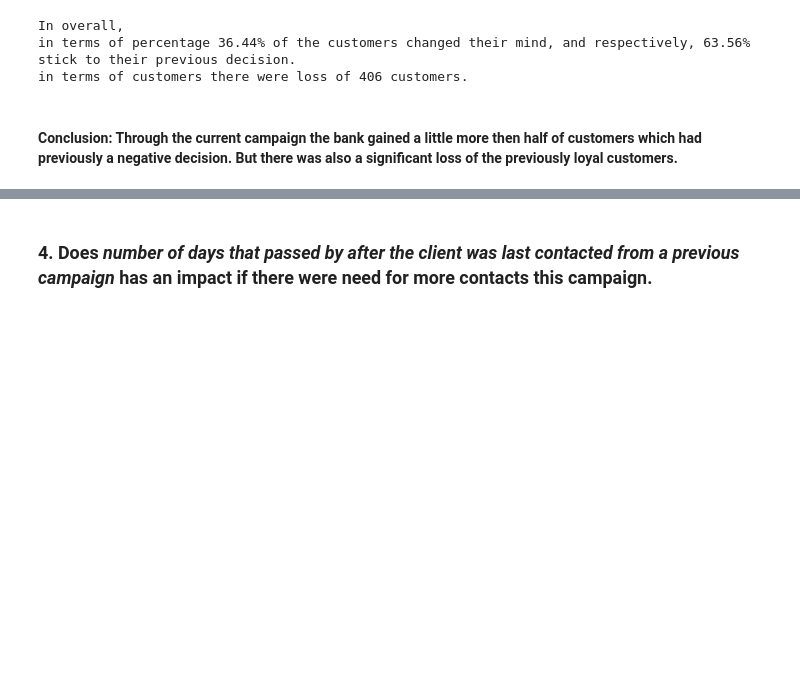
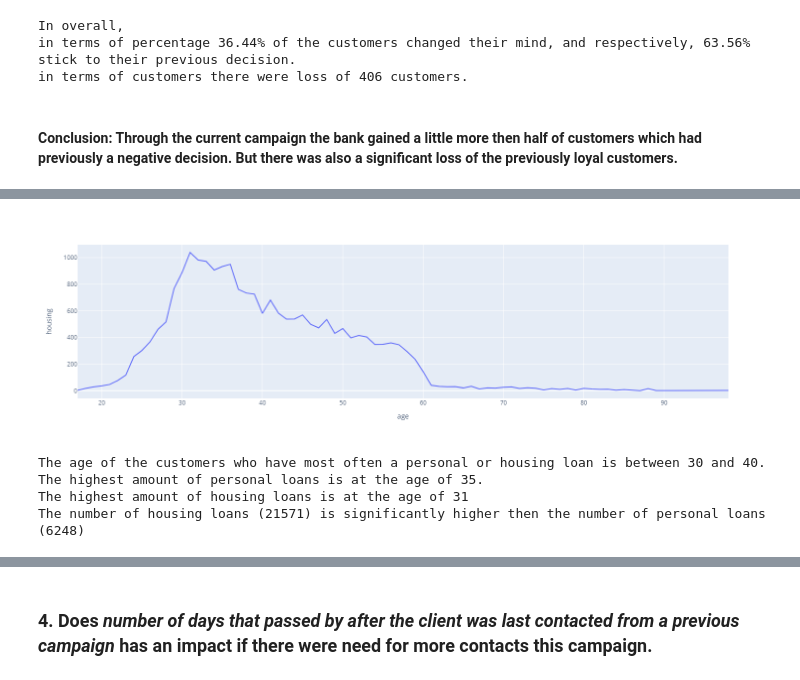
Before and after one commit to o-sapov/data_science_course-mlgraz, a Jupyter notebook: notebooks/eda.ipynb, the cells around one changed output, grey strips where cells are left out. Saved outputs shown, nothing was run; the diff lists cells and outputs as text; code cells hidden in the pictures; blank space fills up the shorter version.

```diff
--- a/notebooks/eda.ipynb
+++ b/notebooks/eda.ipynb
@@ -193,0 +212,16 @@ in terms of customers there were loss of 406 customers.
+# %%
+fig = px.line(df_temp, x="age", y="housing")
+fig.show()
+# %% [output]
+[figure, added]
+# %%
+print('''The age of the customers who have most often a personal or housing loan is between 30 and 40.
+The highest amount of personal loans is at the age of 35.
+The highest amount of housing loans is at the age of 31
+The number of housing loans ({}) is significantly higher then the number of personal loans ({}).
+'''.format(int(df_temp.housing.sum()), int(df_temp.loan.sum())))
+# %% [output]
+The age of the customers who have most often a personal or housing loan is between 30 and 40.
+The highest amount of personal loans is at the age of 35.
+The highest amount of housing loans is at the age of 31
+The number of housing loans (21571) is significantly higher then the number of personal loans (6248)
```
Also changed, not shown: parts of 12 cells of this notebook.
